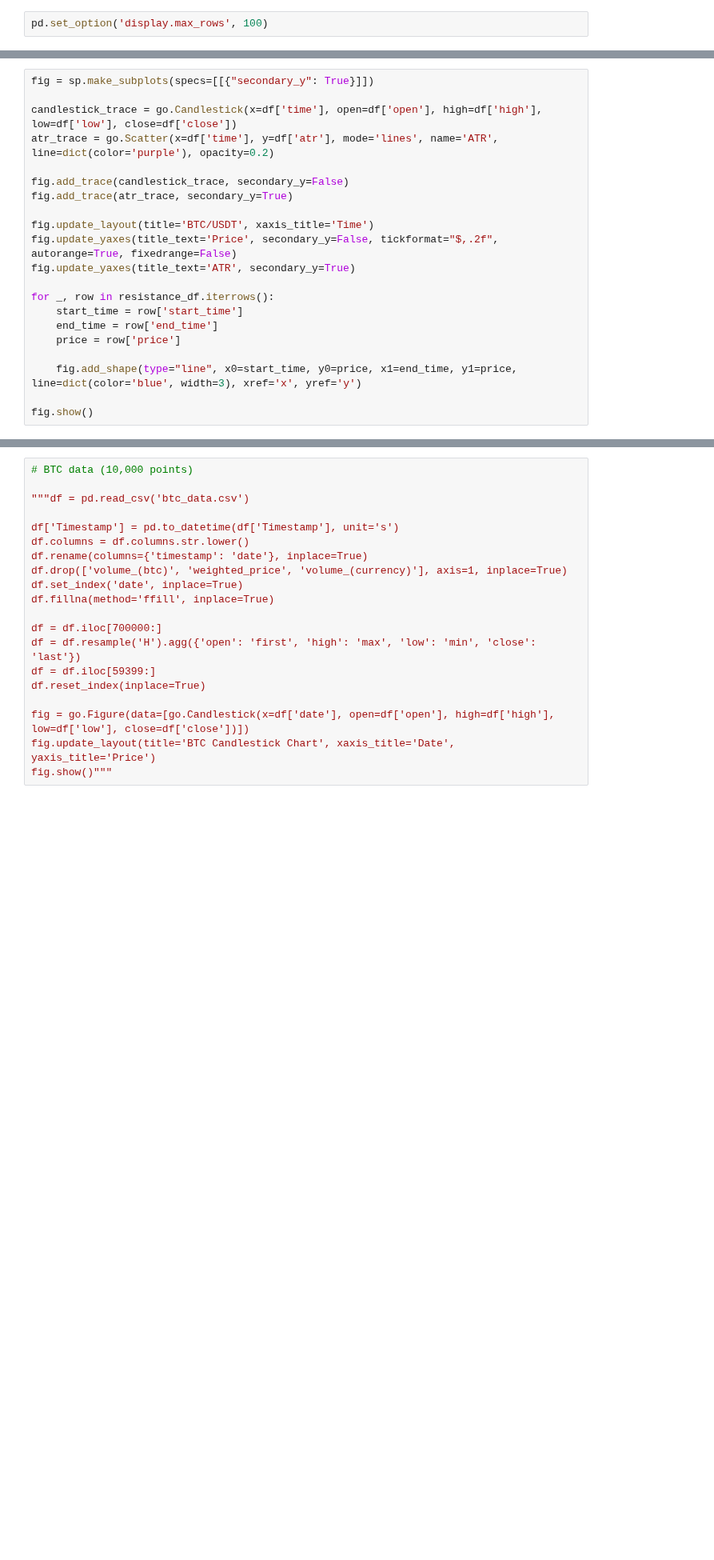
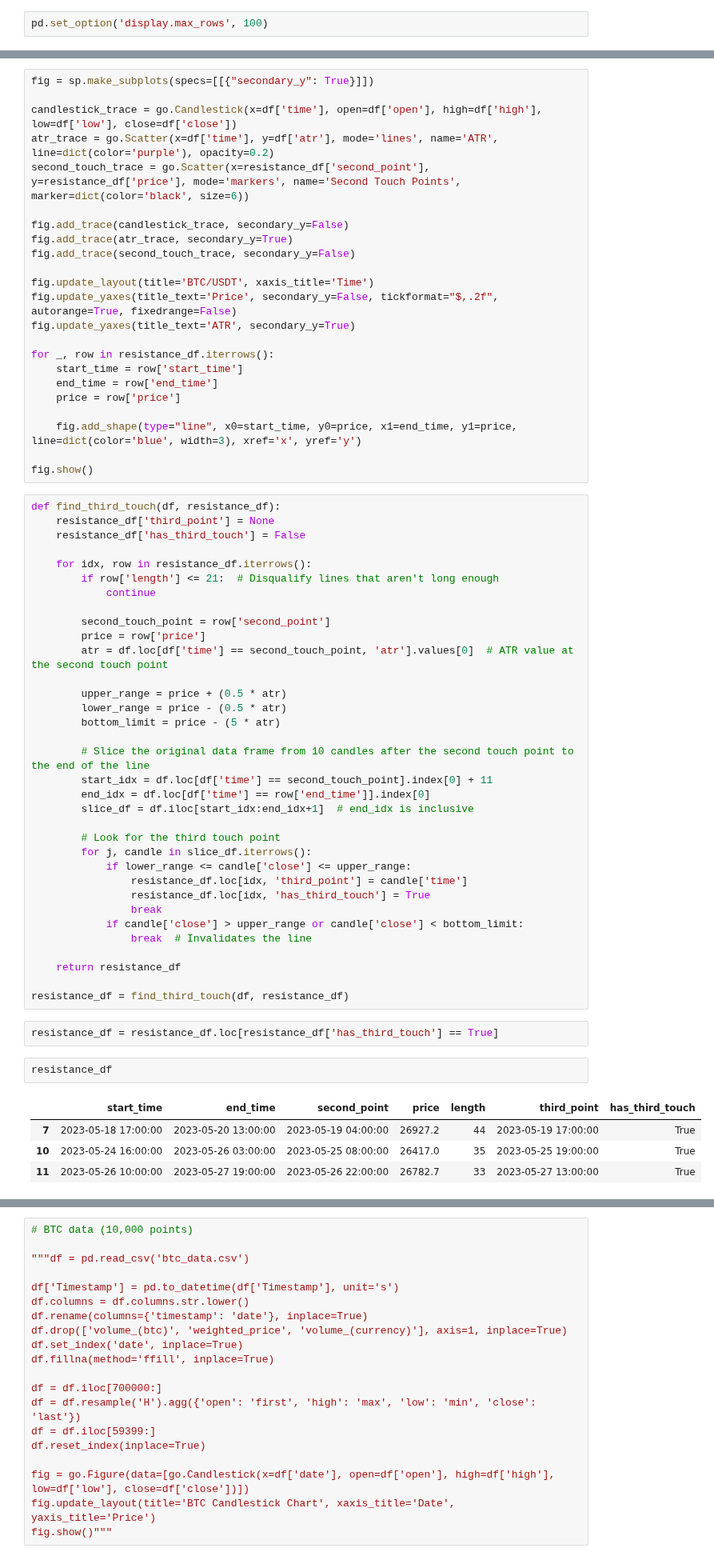
Before and after one commit to alexbabits/crypto-backtester, a Jupyter notebook: ChannelAnalysis.ipynb, the cells around one changed output, grey strips where cells are left out. Shown at 80% size. Cells and saved outputs as stored; diff of their text form; blank space fills up the shorter version.

```diff
--- a/ChannelAnalysis.ipynb
+++ b/ChannelAnalysis.ipynb
@@ -123,9 +139,11 @@ fig = sp.make_subplots(specs=[[{"secondary_y": True}]])
 
 candlestick_trace = go.Candlestick(x=df['time'], open=df['open'], high=df['high'], low=df['low'], close=df['close'])
 atr_trace = go.Scatter(x=df['time'], y=df['atr'], mode='lines', name='ATR', line=dict(color='purple'), opacity=0.2)
+second_touch_trace = go.Scatter(x=resistance_df['second_point'], y=resistance_df['price'], mode='markers', name='Second Touch Points', marker=dict(color='black', size=6))
 
 fig.add_trace(candlestick_trace, secondary_y=False)
 fig.add_trace(atr_trace, secondary_y=True)
+fig.add_trace(second_touch_trace, secondary_y=False)
 
 fig.update_layout(title='BTC/USDT', xaxis_title='Time')
 fig.update_yaxes(title_text='Price', secondary_y=False, tickformat="$,.2f", autorange=True, fixedrange=False)
@@ -139,3 +157,46 @@ for _, row in resistance_df.iterrows():
     fig.add_shape(type="line", x0=start_time, y0=price, x1=end_time, y1=price, line=dict(color='blue', width=3), xref='x', yref='y')
 
 fig.show()
+# %%
+def find_third_touch(df, resistance_df):
+    resistance_df['third_point'] = None
+    resistance_df['has_third_touch'] = False
+
+    for idx, row in resistance_df.iterrows():
+        if row['length'] <= 21:  # Disqualify lines that aren't long enough
+            continue
+
+        second_touch_point = row['second_point']
+        price = row['price']
+        atr = df.loc[df['time'] == second_touch_point, 'atr'].values[0]  # ATR value at the second touch point
+
+        upper_range = price + (0.5 * atr)
+        lower_range = price - (0.5 * atr)
+        bottom_limit = price - (5 * atr)
+
+        # Slice the original data frame from 10 candles after the second touch point to the end of the line
+        start_idx = df.loc[df['time'] == second_touch_point].index[0] + 11
+        end_idx = df.loc[df['time'] == row['end_time']].index[0]
+        slice_df = df.iloc[start_idx:end_idx+1]  # end_idx is inclusive
+
+        # Look for the third touch point
+        for j, candle in slice_df.iterrows():
+            if lower_range <= candle['close'] <= upper_range:
+                resistance_df.loc[idx, 'third_point'] = candle['time']
+                resistance_df.loc[idx, 'has_third_touch'] = True
+                break
+            if candle['close'] > upper_range or candle['close'] < bottom_limit:
+                break  # Invalidates the line
+
+    return resistance_df
+
+resistance_df = find_third_touch(df, resistance_df)
+# %%
+resistance_df = resistance_df.loc[resistance_df['has_third_touch'] == True]
+# %%
+resistance_df
+# %% [output]
+|  | start_time | end_time | second_point | price | length | third_point | has_third_touch |
+| 7 | 2023-05-18 17:00:00 | 2023-05-20 13:00:00 | 2023-05-19 04:00:00 | 26927.2 | 44 | 2023-05-19 17:00:00 | True |
+| 10 | 2023-05-24 16:00:00 | 2023-05-26 03:00:00 | 2023-05-25 08:00:00 | 26417.0 | 35 | 2023-05-25 19:00:00 | True |
+| 11 | 2023-05-26 10:00:00 | 2023-05-27 19:00:00 | 2023-05-26 22:00:00 | 26782.7 | 33 | 2023-05-27 13:00:00 | True |
```
Also changed, not shown: parts of 4 cells of this notebook, 2 other files.
